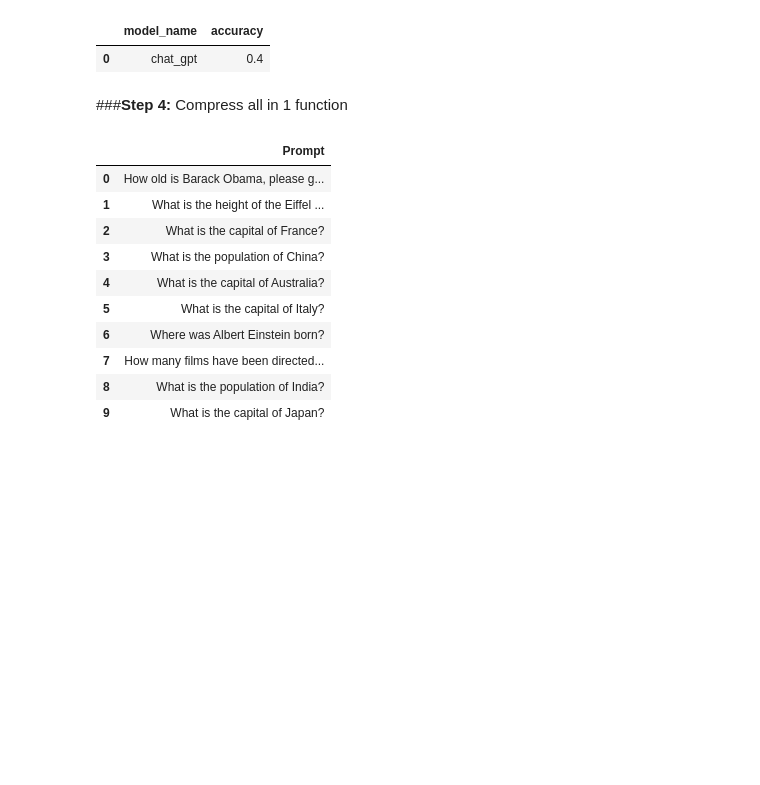
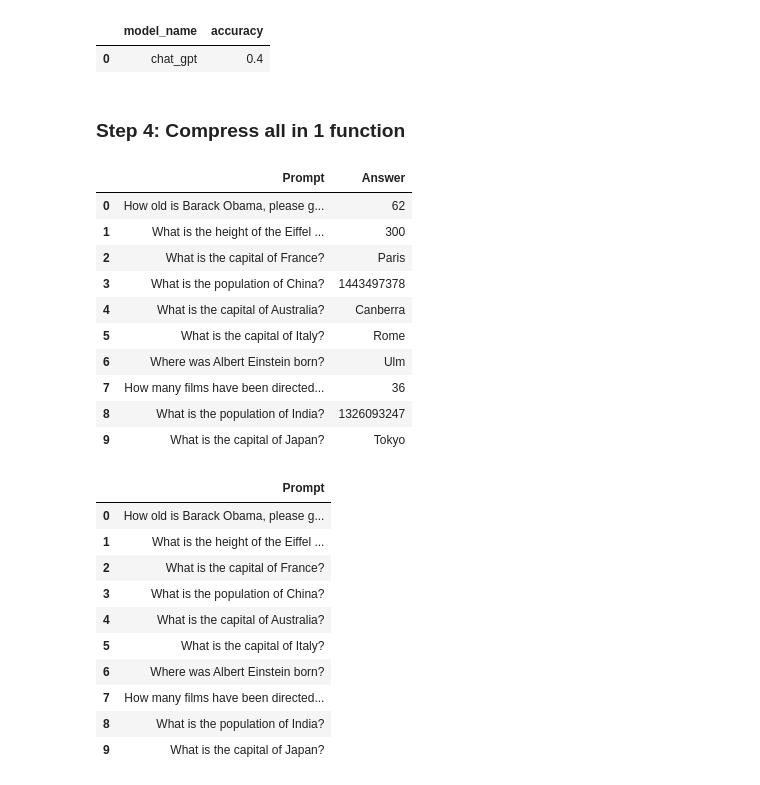
Before and after one commit to alexerne-git/AI_Fact_Checker, a Jupyter notebook: Notebooks/4_Fact_checking.ipynb, the cells around one changed output. Drawn from its saved outputs; the diff is of its cells as text; code cells hidden in the pictures; blank space fills up the shorter version.

```diff
--- a/4_Fact_checking.ipynb
+++ b/Notebooks/4_Fact_checking.ipynb
@@ -333,7 +333,7 @@ df
 |  | model_name | accuracy |
 | 0 | chat_gpt | 0.4 |
 # %% [markdown]
-###**Step 4:** Compress all in 1 function
+### **Step 4:** Compress all in 1 function
 # %%
 import numpy as np
 import pandas as pd
@@ -369 +369,15 @@ def calculate_and_export_fact_checking(model_name, results):
+# %%
+df
+# %% [output]
+|  | Prompt | Answer |
+| 0 | How old is Barack Obama, please g... | 62 |
+| 1 | What is the height of the Eiffel ... | 300 |
+| 2 | What is the capital of France? | Paris |
+| 3 | What is the population of China? | 1443497378 |
+| 4 | What is the capital of Australia? | Canberra |
+| 5 | What is the capital of Italy? | Rome |
+| 6 | Where was Albert Einstein born? | Ulm |
+| 7 | How many films have been directed... | 36 |
+| 8 | What is the population of India? | 1326093247 |
+| 9 | What is the capital of Japan? | Tokyo |
 # %%
```
Also changed, not shown: parts of 4 cells of this notebook, 18 other files.
